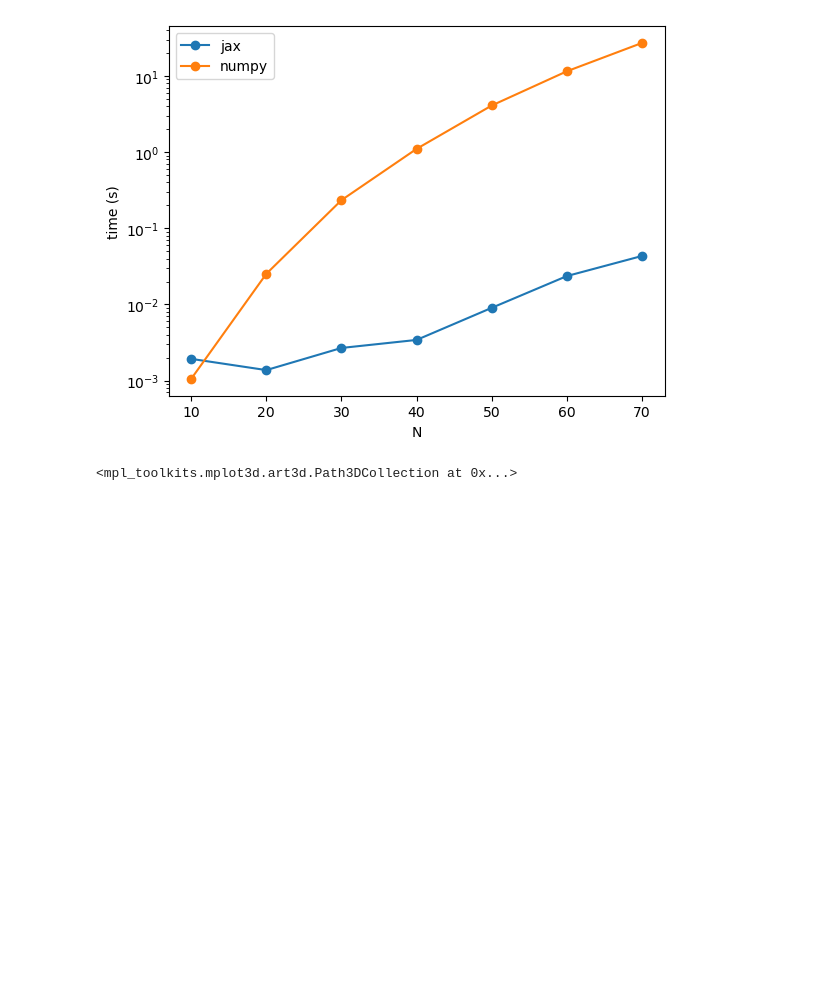
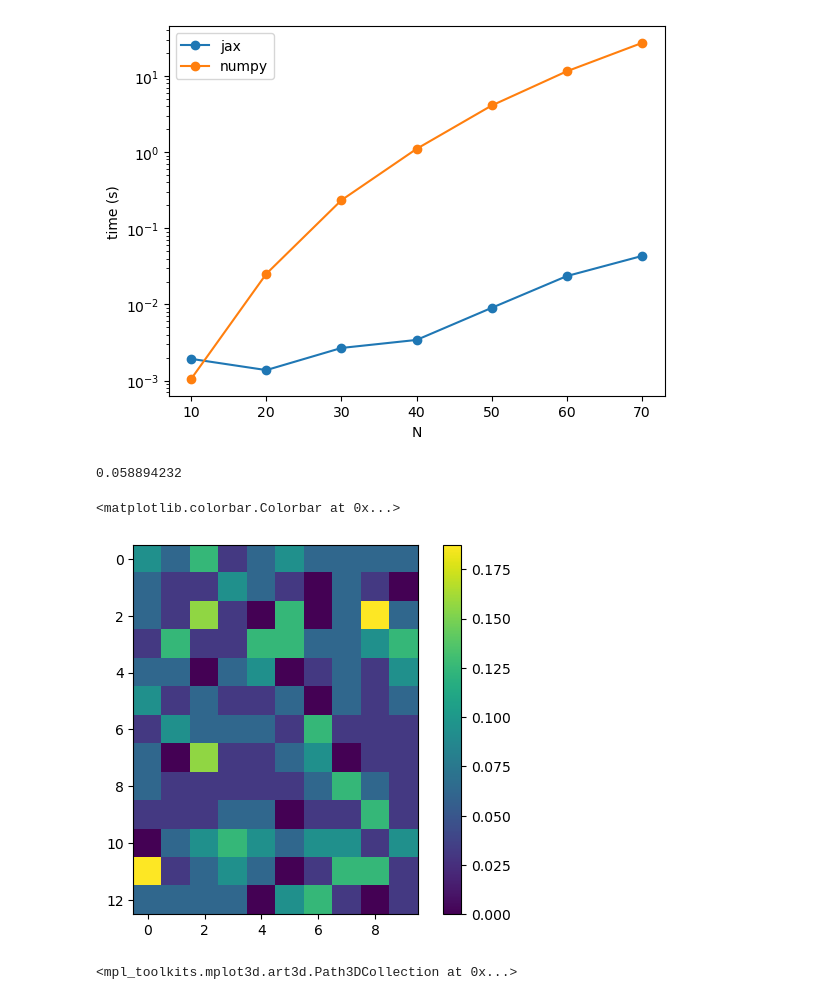
Before and after one commit to valeeb/blochK, a Jupyter notebook: benchmarking.ipynb, the cells around one changed output. Cells and saved outputs as stored; diff of their text form; code cells hidden in the pictures; blank space fills up the shorter version.

```diff
--- a/benchmarking.ipynb
+++ b/benchmarking.ipynb
@@ -55,6 +55,31 @@ plt.legend()
 plt.show()
 # %% [output]
 [figure]
+# %%
+import jax.numpy as jnp
+import jax
+import numpy as np
+from time import time
+from tqdm import tqdm
+
+N = 10
+
+A = np.random.rand(N,N+1,N+3,N+4)
+B = np.random.rand(N+4,N,N+1,N+3)
+C = np.random.rand(N+3,N+4,N,N+1)
+
+with jax.default_matmul_precision('highest'):
+    D1 = jnp.einsum('abcd,defg,ghab->ce',A,B,C,optimize=[(0, 2), (0, 1)])
+    D2 = np.einsum('abcd,defg,ghab->ce',A,B,C,optimize=['einsum_path',(0, 2), (0, 1)])
+
+print(np.mean(np.abs(D1-D2))) # 0.06
+
+im = plt.imshow(np.abs(D1-D2))
+plt.colorbar(im)
+# %% [output]
+0.058894232
+<matplotlib.colorbar.Colorbar at 0x...>
+[figure, added]
 # %%
 Lk = 5
 BZ = BrillouinZone3D()
```
Also changed, not shown: 1 other file.
